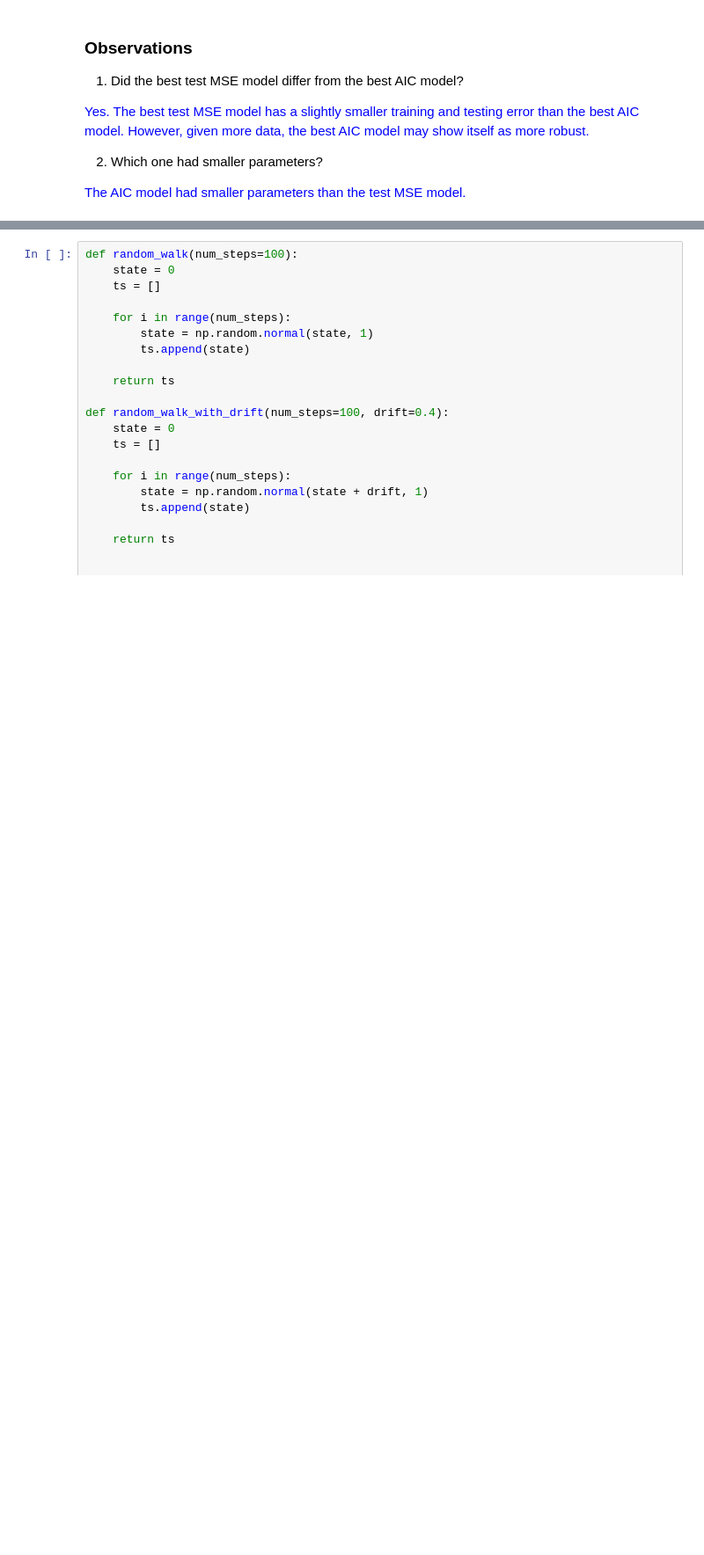
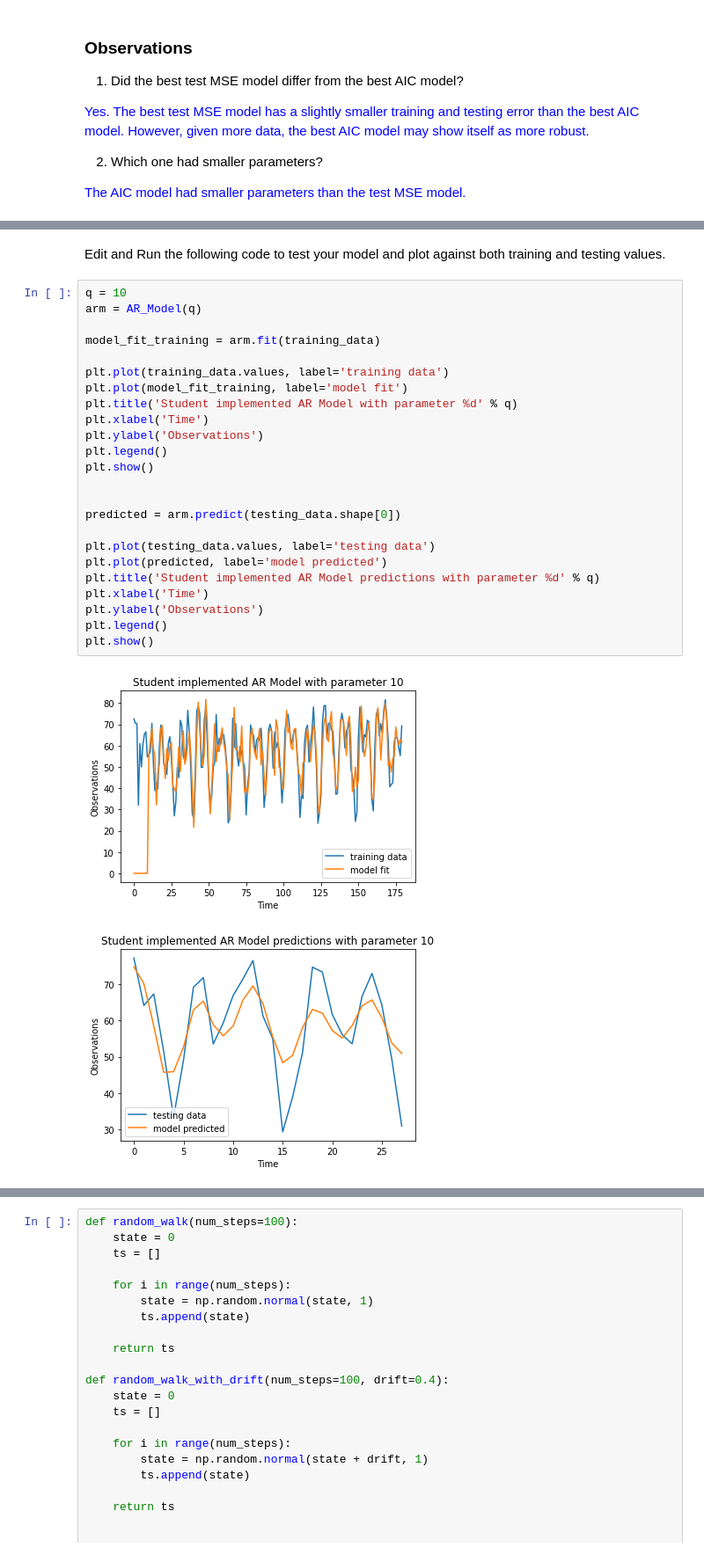
Before and after one commit to adamchang2000/cs189-project-t-arima, a Jupyter notebook: ARIMA_notebook_sols.ipynb, the cells around one changed output, grey strips where cells are left out. Shown at 88% size. Cells and saved outputs as stored; diff of their text form; blank space fills up the shorter version.

```diff
--- a/ARIMA_notebook_sols.ipynb
+++ b/ARIMA_notebook_sols.ipynb
@@ -997,0 +1131,29 @@ Mean squared testing error: 3.2216796724759535
+# %% [markdown]
+Edit and Run the following code to test your model and plot against both training and testing values.
+# %%
+q = 10
+arm = AR_Model(q)
+
+model_fit_training = arm.fit(training_data)
+
+plt.plot(training_data.values, label='training data')
+plt.plot(model_fit_training, label='model fit')
+plt.title('Student implemented AR Model with parameter %d' % q)
+plt.xlabel('Time')
+plt.ylabel('Observations')
+plt.legend()
+plt.show()
+
+
+predicted = arm.predict(testing_data.shape[0])
+
+plt.plot(testing_data.values, label='testing data')
+plt.plot(predicted, label='model predicted')
+plt.title('Student implemented AR Model predictions with parameter %d' % q)
+plt.xlabel('Time')
+plt.ylabel('Observations')
+plt.legend()
+plt.show()
+# %% [output]
+[figure, added]
+[figure, added]
```
Also changed, not shown: parts of 16 cells of this notebook.
